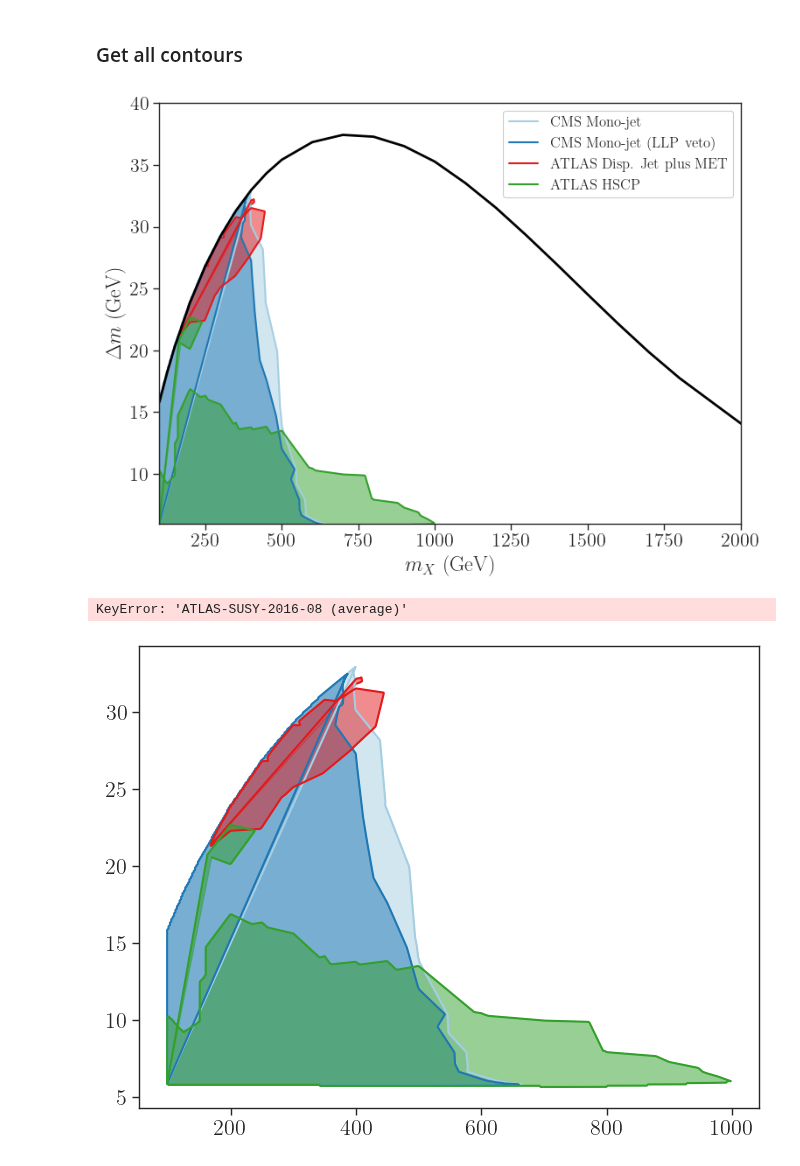
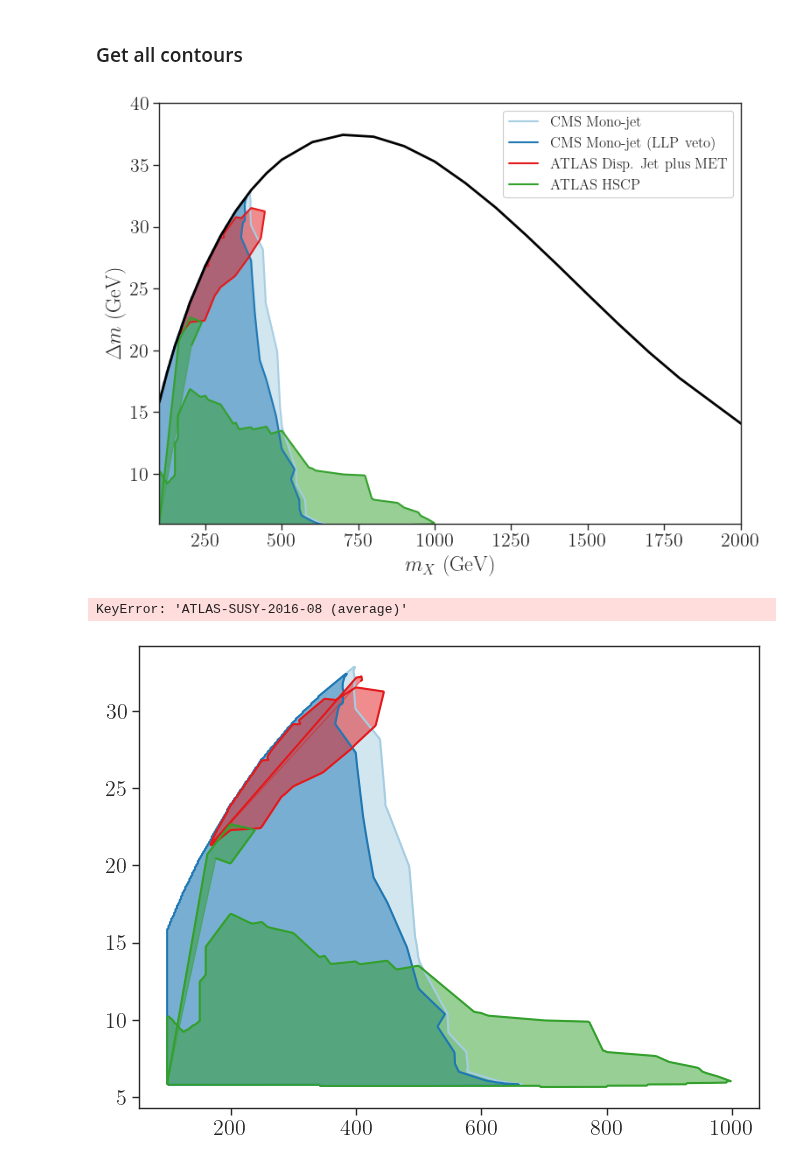
Before and after one commit to andlessa/LLP-CDFO, a Jupyter notebook: plotting/plots-AllExclusions.ipynb, the cells around one changed output. Cells and saved outputs as stored; diff of their text form; code cells hidden in the pictures.

Commit message:
Upadted curves

```diff
--- a/plotting/plots-AllExclusions.ipynb
+++ b/plotting/plots-AllExclusions.ipynb
@@ -178,33 +178,33 @@ colors = {'CMS-EXO-20-004' : cpalette[0],
 # %%
 plt.figure(figsize=(8,6))
 ptsAll = pd.concat(recastDataDict.values()).drop_duplicates(subset=[msb,mn1],keep='first')
 x = ptsAll[mn1]
 y = ptsAll[msb]-ptsAll[mn1]
 # plt.scatter(x,y,c='lightgray',s=30)
 for label,newL in newLabels.items():
     if ('nearest' in label.lower()) or ('average' in label.lower()):
         continue
     contours = allContours[label]
     if not contours:
         continue
     cVal = max(contours.keys())
     if cVal != 1.0:
         continue
-    pts = contours[cVal][:-6] # Hack for Disp. Jet Veto
+    pts = contours[cVal][:-30] # Hack for Disp. Jet Veto
     plt.plot(pts[:,0],pts[:,1],label=newL,linewidth=1.5,c=colors[label])
     plt.fill(pts[:,0],pts[:,1],label=None,c=colors[label],alpha=0.5)
 
 plt.plot(maxCurve[:,0],maxCurve[:,1],c='black',linewidth=2)
 plt.xlim(100,2000)
 plt.ylim(6,40)
 plt.legend(loc='upper right',fontsize=12,framealpha=1.0)
 plt.xlabel(r'$m_{X}$ (GeV)')
 plt.ylabel(r'$\Delta m$ (GeV)')
 plt.tight_layout()
 plt.savefig('excCurves_mDV10.png')
 plt.show()
 # %% [output]
-[figure, old version]
+[figure, new version]
 # %%
 plt.figure(figsize=(8,6))
 # plt.scatter(x,y,c='lightgray',s=30)
@@ -215,7 +215,7 @@ for label,newL in newLabels.items():
     cVal = max(contours.keys())
     if cVal != 1.0:
         continue
-    pts = contours[cVal][:-6]
+    pts = contours[cVal][:-10]
     if 'average' in label or 'nearest' in label:
         ls = 'dashed'
     else:
@@ -235,4 +235,4 @@ plt.savefig('excCurves_mDV5.png')
 plt.show()
 # %% [output]
 KeyError: 'ATLAS-SUSY-2016-08 (average)'
-[figure, old version]
+[figure, new version]
```
Also changed, not shown: 1 other file.
